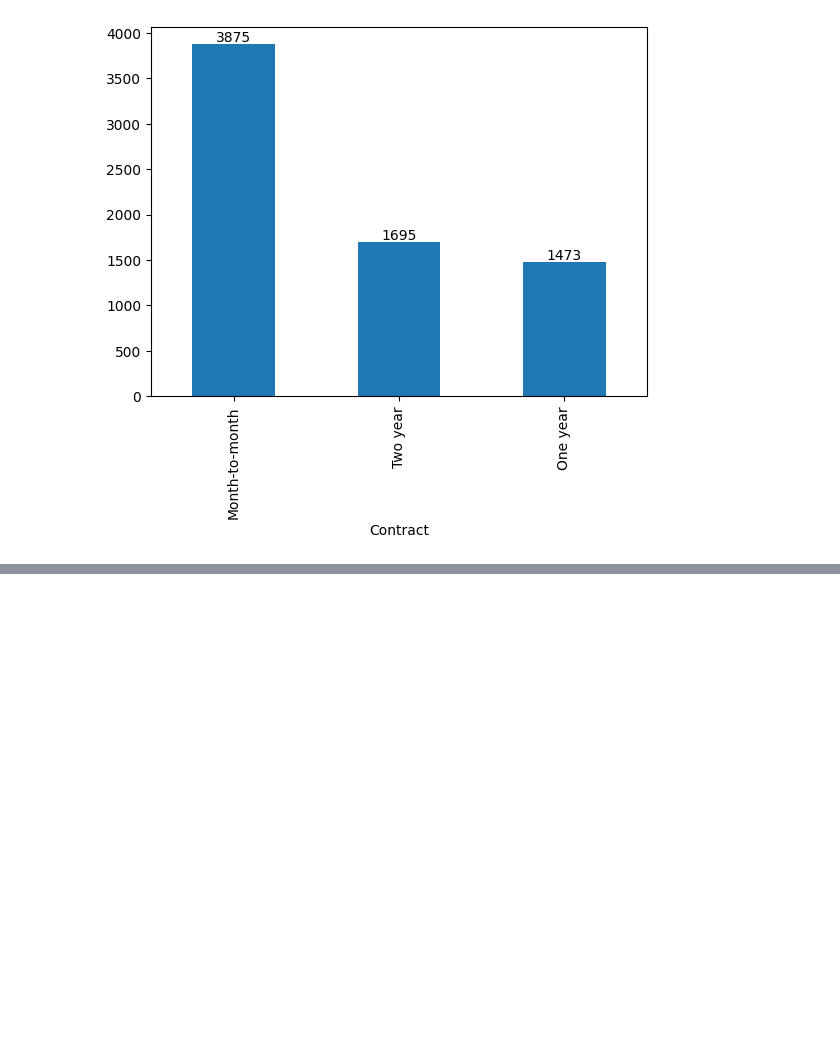
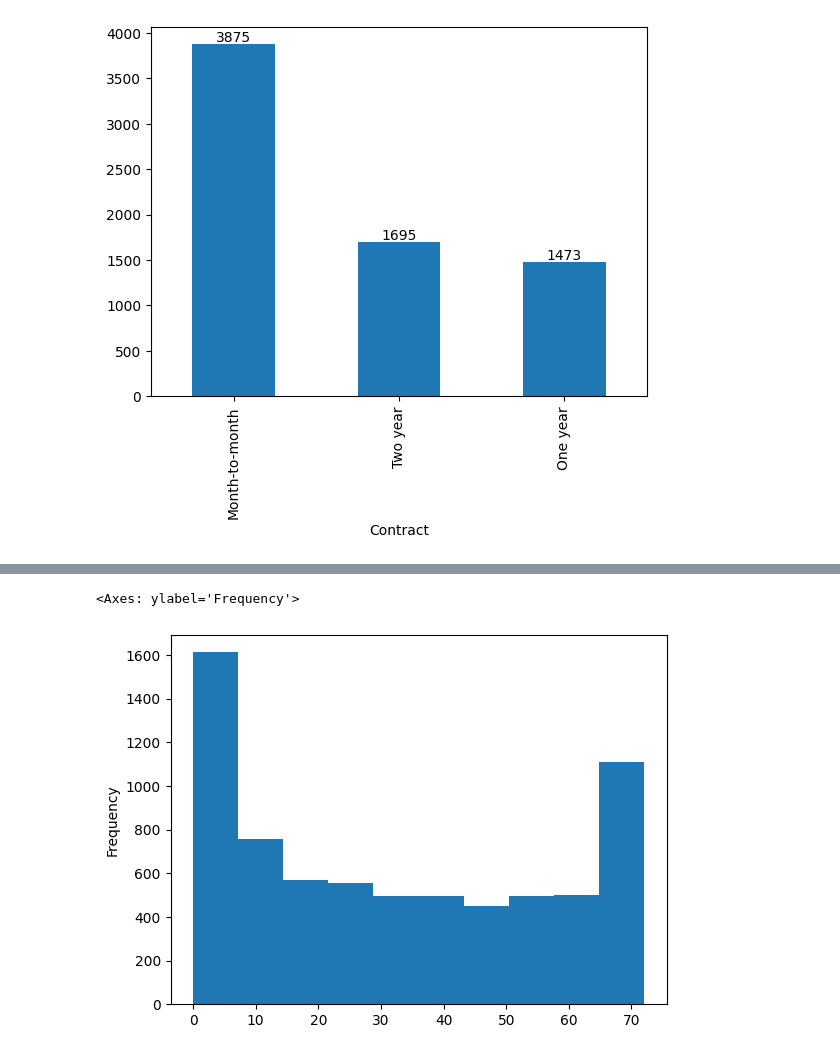
Before and after one commit to Tamicktom/analise-exploratoria-de-dados-com-pandas, a Jupyter notebook: eda_churn.ipynb, the cells around one changed output, grey strips where cells are left out. Cells and saved outputs as stored; diff of their text form; code cells hidden in the pictures; blank space fills up the shorter version.

```diff
--- a/eda_churn.ipynb
+++ b/eda_churn.ipynb
@@ -595,0 +604,6 @@ ax.bar_label(ax.containers[0])
+# %%
+# Histograma do Tempo de Contrato
+df_churn.tenure.plot.hist()
+# %% [output]
+<Axes: ylabel='Frequency'>
+[figure, added]
```
Also changed, not shown: parts of 8 cells of this notebook.
